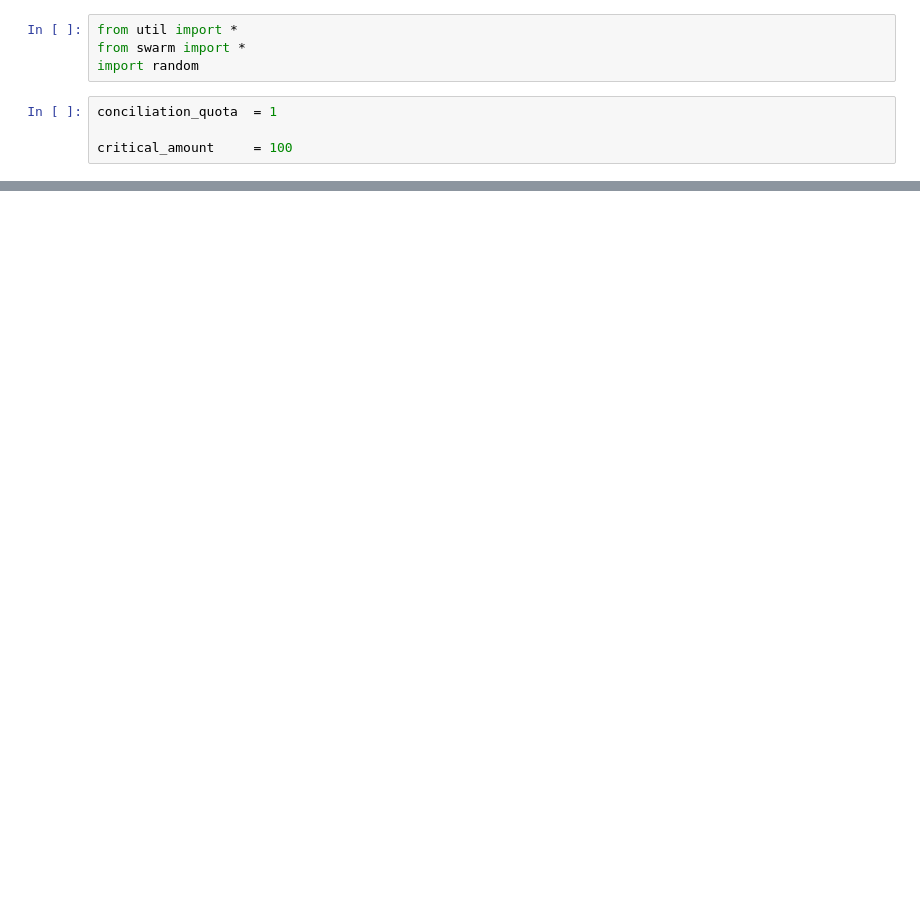
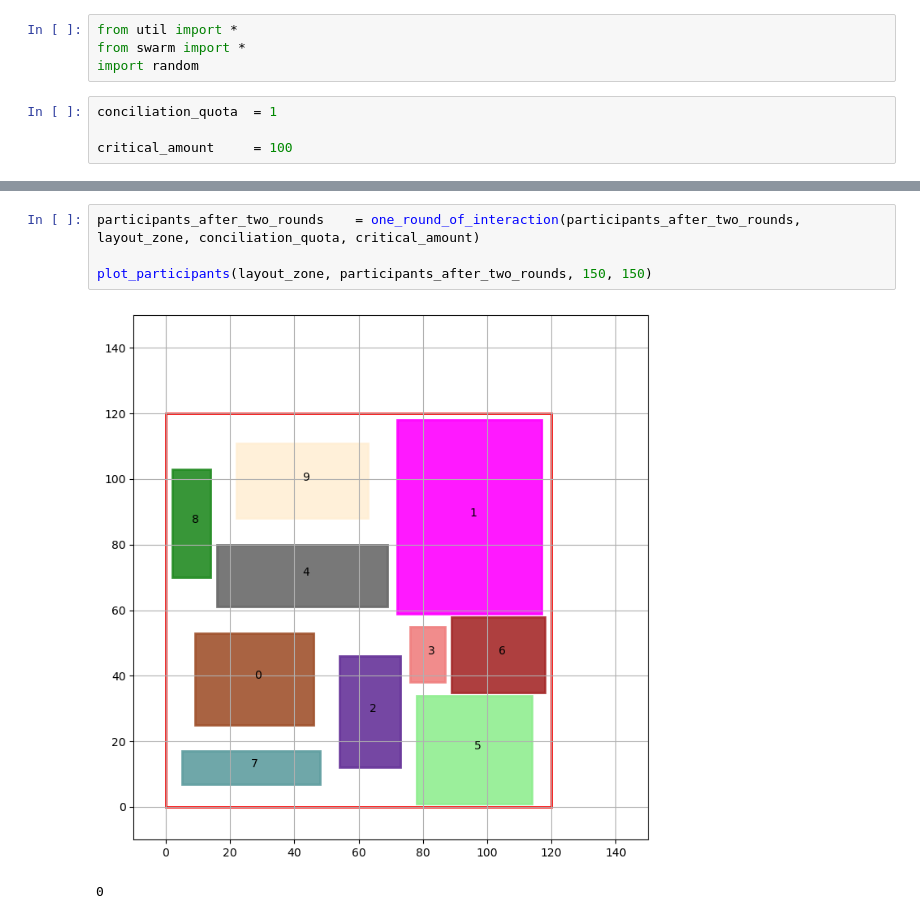
Before and after one commit to TiMo3654/abf, a Jupyter notebook: tests.ipynb, the cells around one changed output, grey strips where cells are left out. Cells and saved outputs as stored; diff of their text form; blank space fills up the shorter version.

```diff
--- a/tests.ipynb
+++ b/tests.ipynb
@@ -40,0 +42,7 @@ KeyError: 'width'
+# %%
+participants_after_two_rounds    = one_round_of_interaction(participants_after_two_rounds, layout_zone, conciliation_quota, critical_amount)
+
+plot_participants(layout_zone, participants_after_two_rounds, 150, 150)
+# %% [output]
+[figure, added]
+0
```
Also changed, not shown: parts of 6 cells of this notebook.
